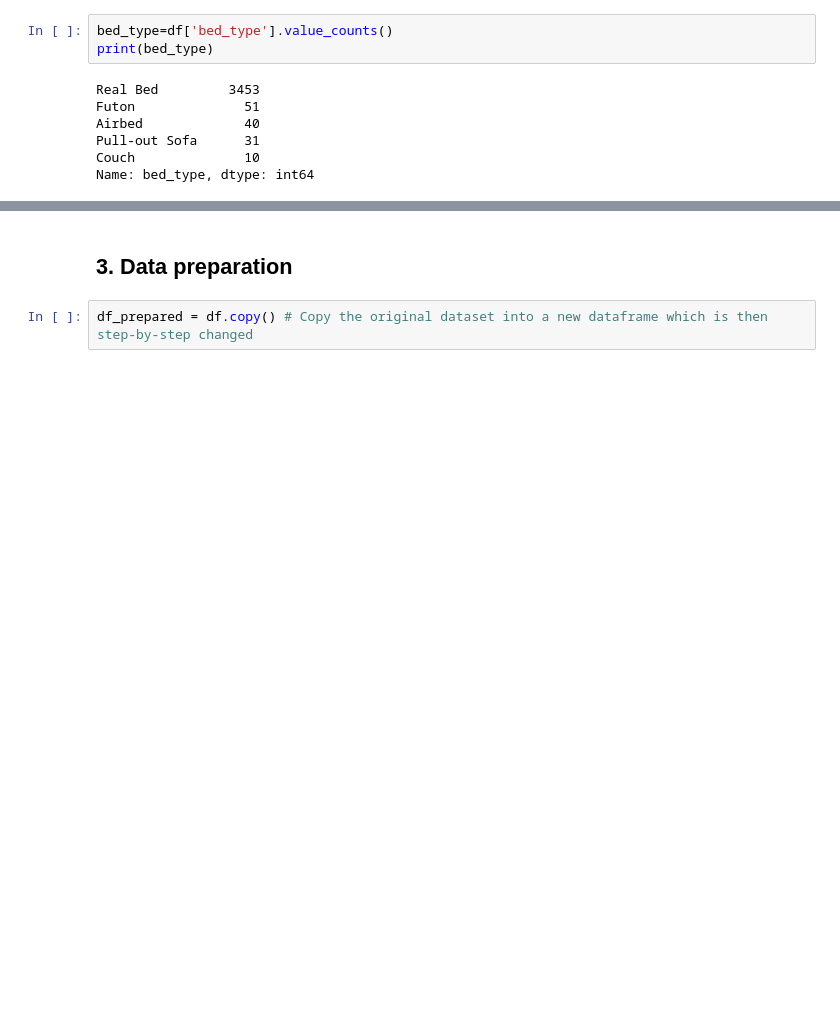
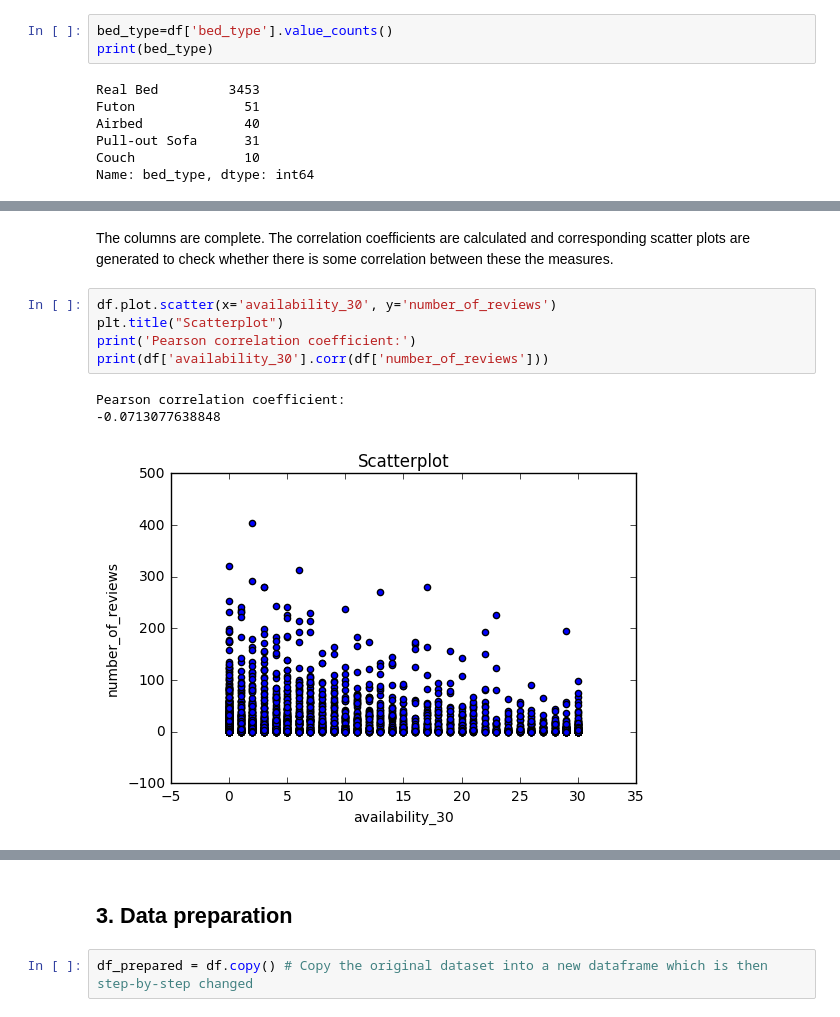
Before and after one commit to MiRoDS/DataScience_Project1, a Jupyter notebook: AirBNBAnalysis.ipynb, the cells around one changed output, grey strips where cells are left out. Saved outputs shown, nothing was run; the diff lists cells and outputs as text; blank space fills up the shorter version.

```diff
--- a/AirBNBAnalysis.ipynb
+++ b/AirBNBAnalysis.ipynb
@@ -231,0 +221,11 @@ Name: maximum_nights, Length: 85, dtype: int64
+# %% [markdown]
+The columns are complete. The correlation coefficients are calculated and corresponding scatter plots are generated to check whether there is some correlation between these the measures.
+# %%
+df.plot.scatter(x='availability_30', y='number_of_reviews')
+plt.title("Scatterplot")
+print('Pearson correlation coefficient:')
+print(df['availability_30'].corr(df['number_of_reviews']))
+# %% [output]
+Pearson correlation coefficient:
+-0.0713077638848
+[figure, added]
```
Also changed, not shown: parts of 29 cells of this notebook.
